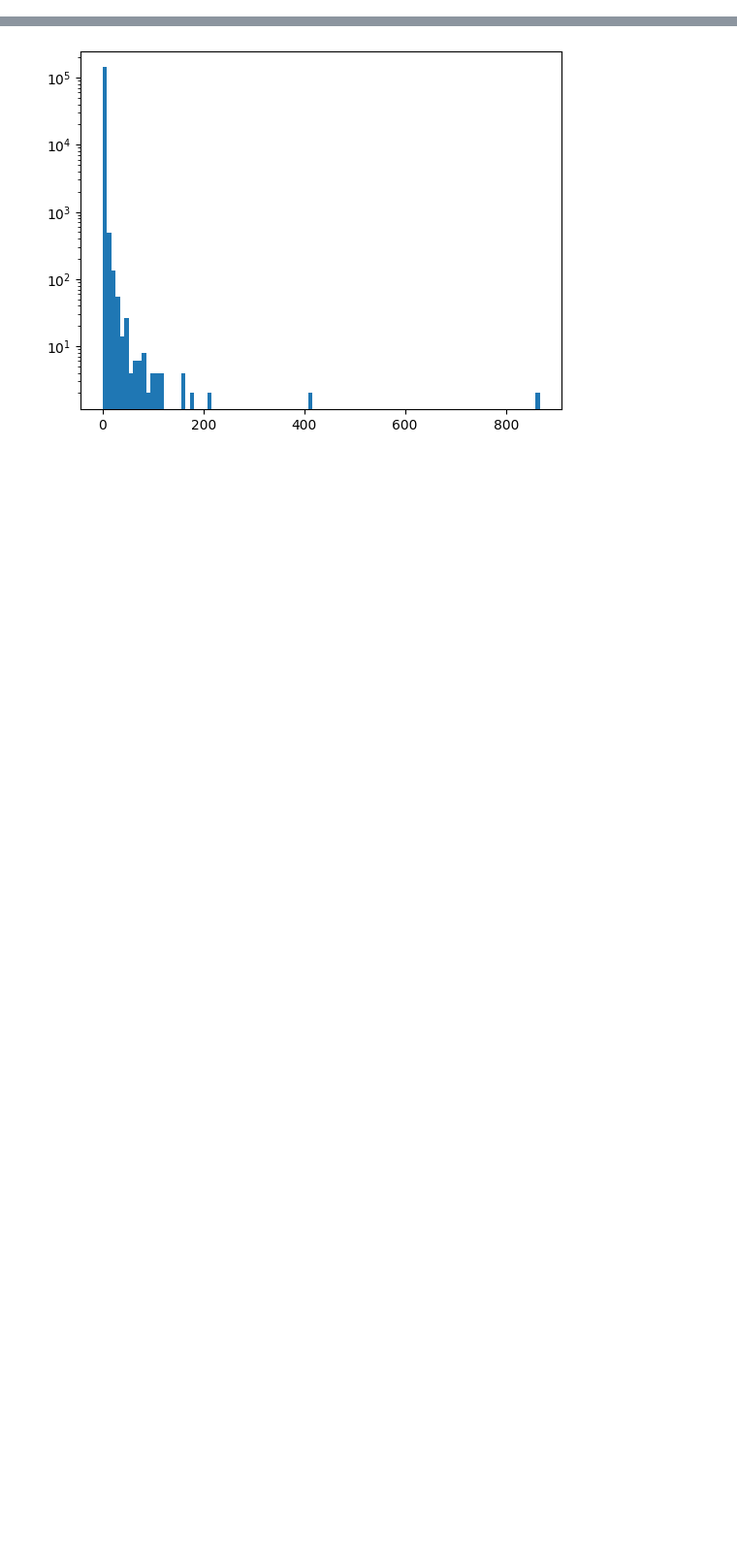
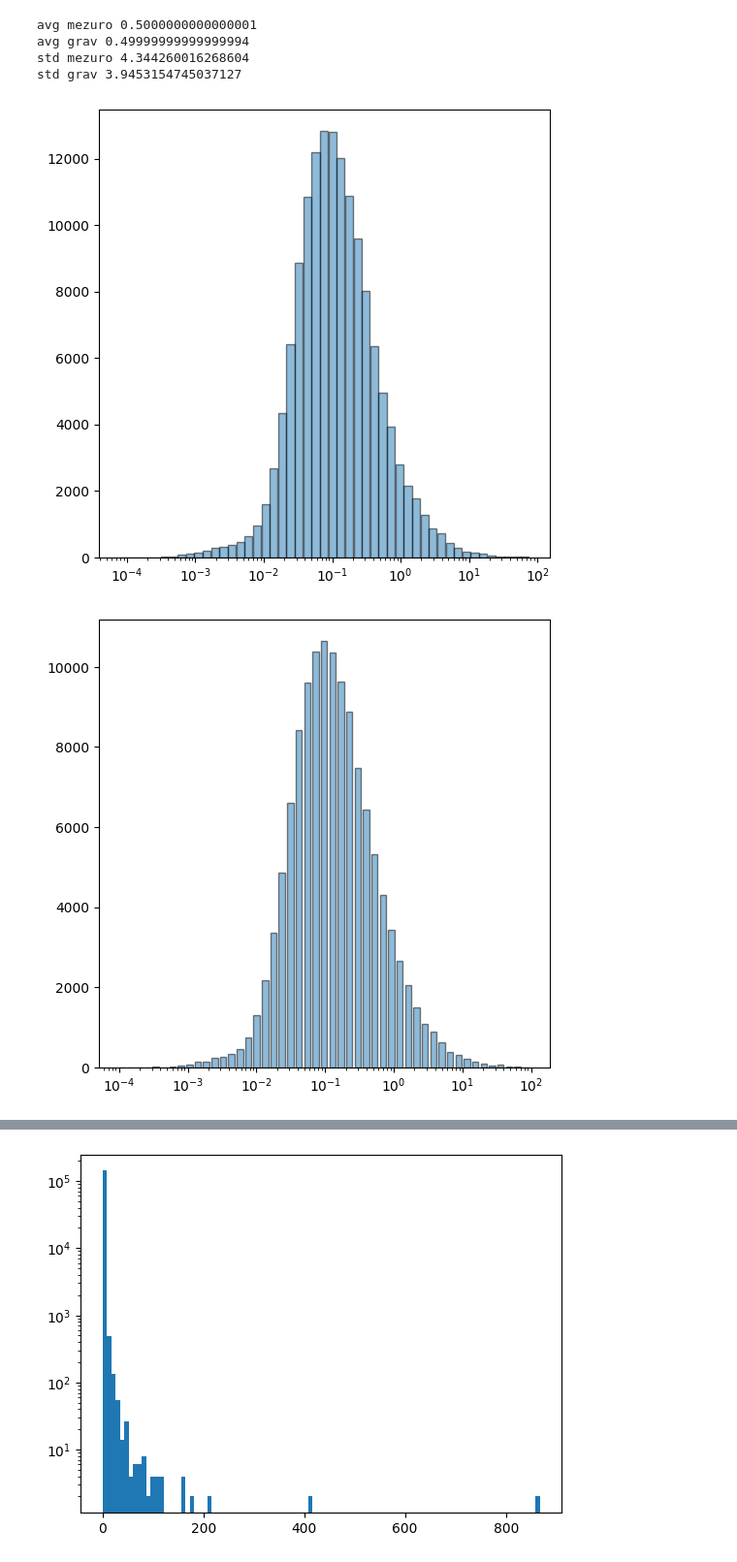
Before and after one commit to larsdekwant/covid-gravity-model, a Jupyter notebook: Analysis/Mobility_comparison.ipynb, the cells around one changed output, grey strips where cells are left out. Shown at 97% size. Saved outputs shown, nothing was run; the diff lists cells and outputs as text; code cells hidden in the pictures; blank space fills up the shorter version.

```diff
--- a/Analysis/Mobility_comparison.ipynb
+++ b/Analysis/Mobility_comparison.ipynb
@@ -153,0 +164,37 @@ plt.show()
+# %%
+compare1 = grav_freq.flatten()
+compare2 = grav3_freq.flatten()
+# compare3 = compare1 - compare2
+bins = np.logspace(-4, 2)
+# histdiff, bin_edges = np.histogram(np.isfinite(compare1 - compare2), bins=bins)
+hist1, _ = np.histogram(compare1, bins=bins)
+hist2, _ = np.histogram(compare2, bins=bins)
+hist_divided = hist1
+
+print("avg mezuro", np.nanmean(compare1))
+print("avg grav", np.nanmean(compare2))
+
+print("std mezuro", np.nanstd(compare1))
+print("std grav", np.nanstd(compare2))
+
+# print("avg diff", np.nanmean(compare3))
+# print("std diff", np.nanstd(compare3))
+
+# Plot the original histogram
+width = np.diff(bin_edges) * 0.72  # Reduce width to avoid overlap
+plt.figure(figsize=(6, 6))
+# Plot hist1 with some offset to the left
+plt.bar(bin_edges[:-1] - width/2, hist1, width=width, edgecolor='black', alpha=0.5, label='Original Histogram')
+plt.xscale("log")
+plt.show()
+plt.figure(figsize=(6, 6))
+# Plot hist_divided with some offset to the right
+plt.bar(bin_edges[:-1] + width/2, hist2, width=width, edgecolor='black', alpha=0.5, label='Divided Histogram')
+plt.xscale("log")
+# %% [output]
+avg mezuro 0.5000000000000001
+avg grav 0.49999999999999994
+std mezuro 4.344260016268604
+std grav 3.9453154745037127
+[figure, added]
+[figure, added]
```
Also changed, not shown: parts of 9 cells of this notebook.
